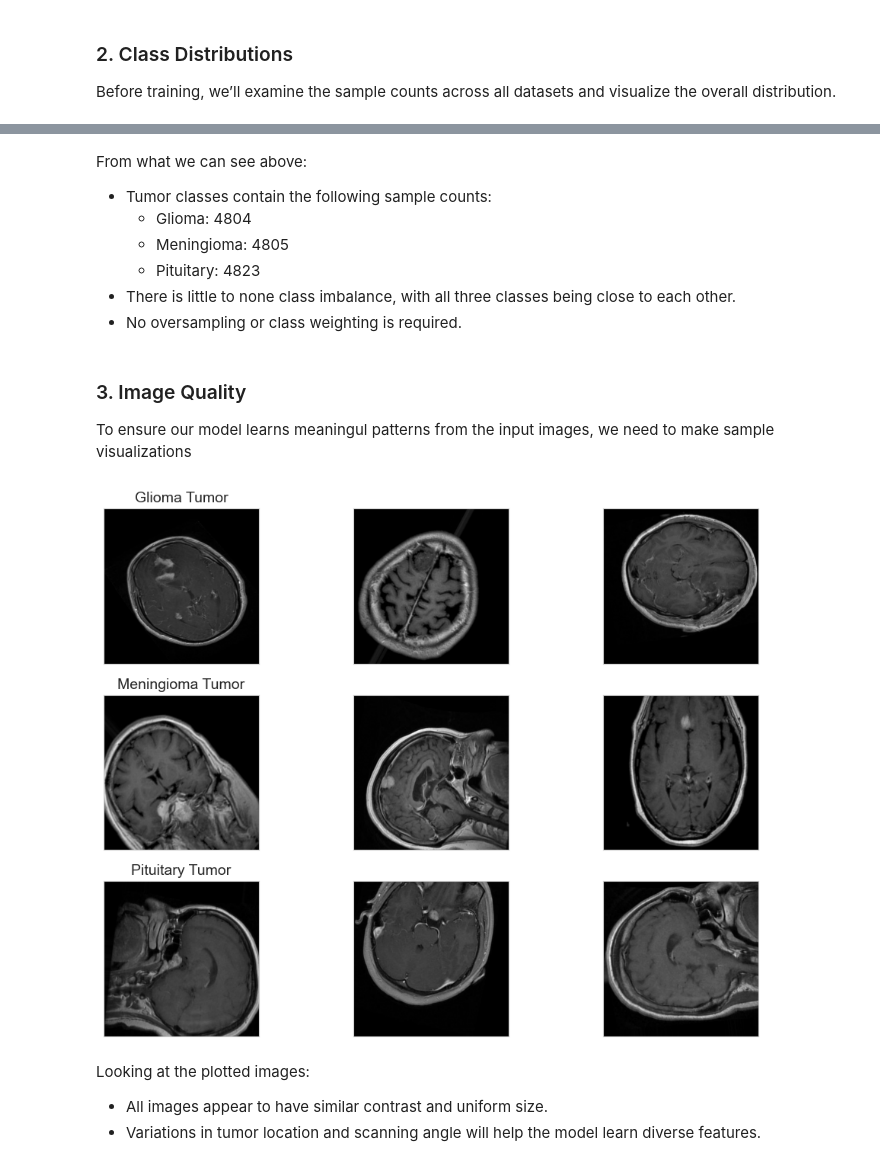
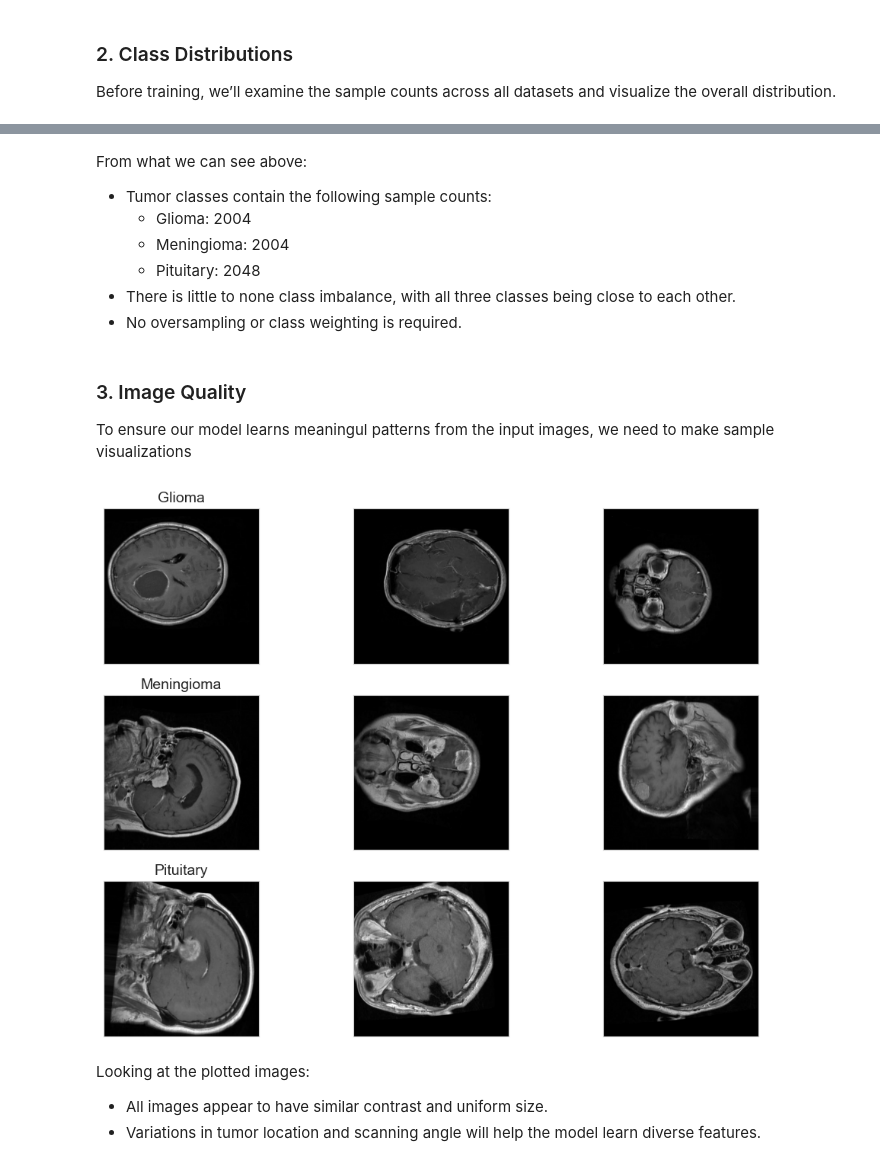
Before and after one commit to daviddning/cancer-tumor-classifier, a Jupyter notebook: notebooks/eda_brain_umor.ipynb, the cells around one changed output, grey strips where cells are left out. Saved outputs shown, nothing was run; the diff lists cells and outputs as text; code cells hidden in the pictures.

Commit message:
updated EDA notebook, made graphics

```diff
--- a/notebooks/eda_brain_umor.ipynb
+++ b/notebooks/eda_brain_umor.ipynb
@@ -22,9 +22,10 @@ import numpy as np
 import matplotlib.pyplot as plt
 import seaborn as sns
 import pandas as pd
+from pathlib import Path
 
 # define path
-data_dir = r"C:\Users\SCHOOL\OneDrive - UBC\Desktop\pythonlearninghaha\Brain Tumor Dataset"
+data_dir = Path("..") / "data" / "raw"
 
 # count samples
 def count_samples(directory):
@@ -37,6 +38,11 @@ def count_samples(directory):
 # get counts
 counts = count_samples(data_dir)
 print(counts)
+
+# name cols
+counts['Glioma'] = counts.pop('glioma')
+counts['Meningioma'] = counts.pop('meningioma')
+counts['Pituitary'] = counts.pop('pituitary')
 
 # convert to dataframe
 df = pd.DataFrame(list(counts.items()), columns=["Tumor Type", "Count"])
@@ -59,9 +65,9 @@ plt.show()
 # %% [markdown]
 From what we can see above:
 - Tumor classes contain the following sample counts:
-  - Glioma: 4804
-  - Meningioma: 4805
-  - Pituitary: 4823
+  - Glioma: 2004
+  - Meningioma: 2004
+  - Pituitary: 2048
 - There is little to none class imbalance, with all three classes being close to each other.
 - No oversampling or class weighting is required.
 # %% [markdown]
@@ -69,57 +75,51 @@ From what we can see above:
 
 To ensure our model learns meaningul patterns from the input images, we need to make sample visualizations
 # %%
-import os
-import numpy as np
-import matplotlib.pyplot as plt
-from PIL import Image
-
 # seed for reproducibility
 np.random.seed(55)
 
-# function to load N random images from a class
+# load random images from a class
 def load_n_images(class_name, n=3):
-    class_path = os.path.join(data_dir, class_name)
-    files = [f for f in os.listdir(class_path) if f.lower().endswith((".jpg", ".jpeg", ".png"))]
-    selected_files = np.random.choice(files, size=n, replace=False)
-    return [Image.open(os.path.join(class_path, f)).convert("L") for f in selected_files]  # grayscale
+    return [Image.open(os.path.join(data_dir, class_name, f)).convert("L")
+            for f in np.random.choice(os.listdir(os.path.join(data_dir, class_name)), size=n, replace=False)
+            if f.lower().endswith((".jpg", ".jpeg", ".png"))]
 
 # load 3 images per class
 glioma_imgs = load_n_images("glioma", n=3)
 meningioma_imgs = load_n_images("meningioma", n=3)
 pituitary_imgs = load_n_images("pituitary", n=3)
 
 # plot all images (3 rows × 3 columns)
 fig, axes = plt.subplots(3, 3, figsize=(12, 9))
 
 # glioma row
 for i, img in enumerate(glioma_imgs):
     axes[0, i].imshow(img, cmap="gray")
     if i == 0:
-        axes[0, i].set_title("Glioma Tumor", fontsize=14)
+        axes[0, i].set_title("Glioma", fontsize=14)
 
 # meningioma row
 for i, img in enumerate(meningioma_imgs):
     axes[1, i].imshow(img, cmap="gray")
     if i == 0:
-        axes[1, i].set_title("Meningioma Tumor", fontsize=14)
+        axes[1, i].set_title("Meningioma", fontsize=14)
 
 # pituitary row
 for i, img in enumerate(pituitary_imgs):
     axes[2, i].imshow(img, cmap="gray")
     if i == 0:
-        axes[2, i].set_title("Pituitary Tumor", fontsize=14)
+        axes[2, i].set_title("Pituitary", fontsize=14)
 
 # remove ticks
 for ax in axes.flat:
     ax.set_xticks([])
     ax.set_yticks([])
 
 # save figure
 plt.savefig("../graphics/class_examples.png", bbox_inches="tight")
 plt.show()
 # %% [output]
-[figure, old version]
+[figure, new version]
 # %% [markdown]
 Looking at the plotted images:
 
```
Also changed, not shown: parts of 1 cell of this notebook, 2 other files.
